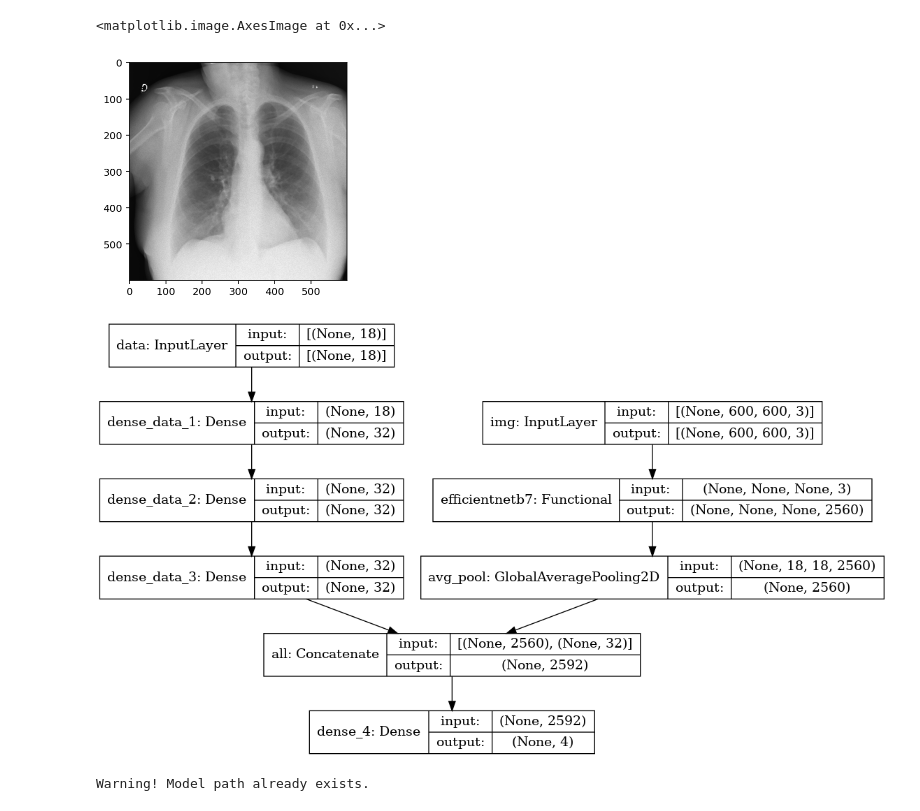
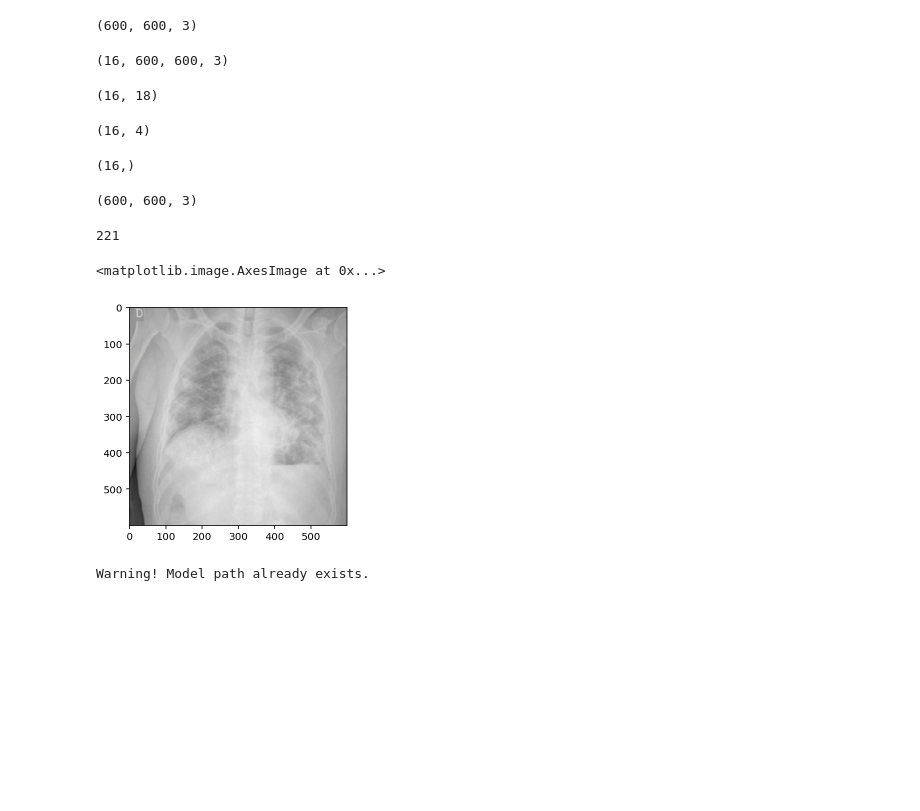
Before and after one commit to ntatanko/kaggle_covid, a Jupyter notebook: src/generator.ipynb, the cells around one changed output. Saved outputs shown, nothing was run; the diff lists cells and outputs as text; code cells hidden in the pictures; blank space fills up the shorter version.

```diff
--- a/src/generator.ipynb
+++ b/src/generator.ipynb
@@ -292,2 +494,27 @@ class Generator(keras.utils.Sequence):
 
         return x, y
+# %%
+img = tf.cast(img, tf.float32) / 255.0
+        img = tf.image.resize(img, target_size)
+# %%
+for img_name in train.sample(40)["image"].tolist():
+    img = tf.io.read_file("/app/_data/jpg/" + img_name[:-4] + ".jpg")
+    img = tf.image.decode_jpeg(img, channels=3)
+    img1 = tf.cast(img, tf.float32) / 255.0
+
+    img1 = (
+        tf.image.resize(
+            img1,
+            (600, 600),
+        )
+        * 255
+    )
+    img1 = tf.cast(img1, tf.uint8)
+    img1 = img1.numpy()
+    img = tf.image.resize(
+        img,
+        (600, 600),
+    )
+    img = tf.cast(img, tf.uint8)
+    img = np.array(img)
+    print("tf:", img1.min(), img1.max(), "pil:", img.min(), img.max())
@@ -294,11 +805,15 @@ class Generator(keras.utils.Sequence):
 # %%
 gen = Generator(
     df=train,
-    prepared_img_path="/app/_data/train_jpg_600/",
+    prepared_img_path="/app/_data/train_tmp/",
     batch_size=base_config["EFFB7"]["BATCH_SIZE"],
     img_size=base_config["EFFB7"]["IMG_SIZE"],
     seed=base_config["EFFB7"]["SEED"],
-    shuffle=False,
-    augment=True,
+    shuffle=True,
+    augment=False,
+    n_inputs=2,
+    jpg=True,
+    png=False,
+    n_classes=4,
 )
 # %%
@@ -306,5 +848,31 @@ a = gen.__getitem__(4)
+# %%
+a.shape
+# %% [output]
+(600, 600, 3)
+# %%
+a, b = gen.__getitem__(54)
+# %%
+a["img"].shape
+a["data"].shape
+# %% [output]
+(16, 600, 600, 3)
+(16, 18)
+# %%
+b["output1"].shape
+b["output2"].shape
+# %% [output]
+(16, 4)
+(16,)
+# %%
+a[1].shape
+# %% [output]
+(600, 600, 3)
+# %%
+a[2].max()
+# %% [output]
+221
 # %%
-plt.imshow(a[0]["img"][1])
+plt.imshow(a[3])
 # %% [output]
 <matplotlib.image.AxesImage at 0x...>
-[figure, old version]
+[figure, new version]
@@ -415,4 +878,0 @@ model = GetModel("EFFB7").get_model()
-# %%
-tf.keras.utils.plot_model(model,show_shapes=True)
-# %% [output]
-[figure, removed]
```
Also changed, not shown: parts of 27 cells of this notebook, 26 other files.
